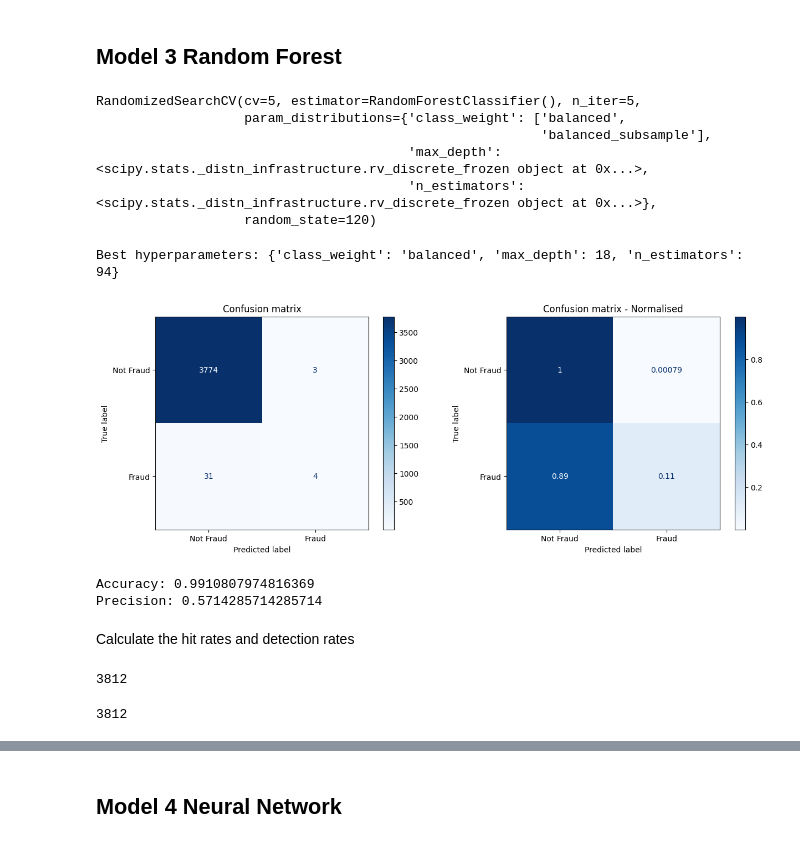
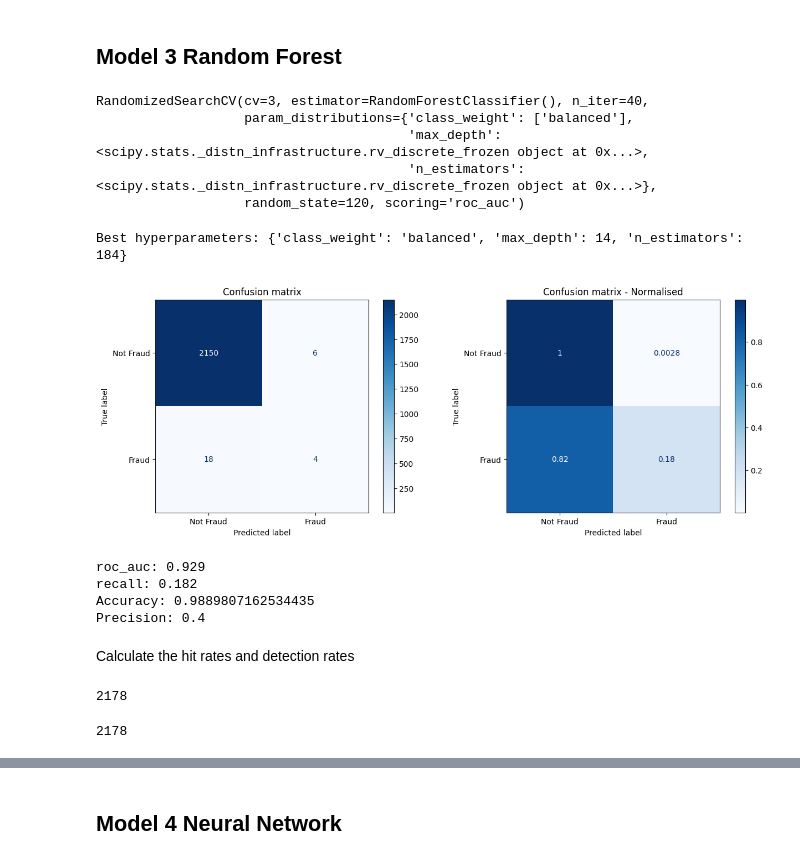
Before and after one commit to jill-data/DL-Insurance-Fraud-Detection, a Jupyter notebook: DT RF models.ipynb, the cells around one changed output, grey strips where cells are left out. Drawn from its saved outputs; the diff is of its cells as text; code cells hidden in the pictures.

```diff
--- a/DT RF models.ipynb
+++ b/DT RF models.ipynb
@@ -509,9 +573,9 @@ rf_X_train, rf_X_test, rf_y_train, rf_y_test = train_test_split(rf_X, rf_y, test
 # %%
 # Define parameters
 parameters = {
-            'n_estimators': randint(50,200),
-            'max_depth': randint(1,20),
-            'class_weight': ['balanced', 'balanced_subsample']
+            'n_estimators': randint(100, 200),
+            'max_depth': randint(5, 15),
+            'class_weight': ['balanced']
 }
 
 # Create a random forest classifier
@@ -520,19 +584,19 @@ rf = RandomForestClassifier()
 # Use random search to find the best hyperparameters
 rand_search = RandomizedSearchCV(rf,
                                  param_distributions = parameters,
-                                 n_iter=5,
-                                 cv=5,
-                                 random_state=120)
+                                 n_iter=40,
+                                 cv=3,
+                                 random_state=120,
+                                 scoring='roc_auc')
 
 # Fit the random search object to the data
-rand_search.fit(rf_X_train, rf_y_train)
+rand_search.fit(X_train, y_train)
 # %% [output]
-RandomizedSearchCV(cv=5, estimator=RandomForestClassifier(), n_iter=5,
-                   param_distributions={'class_weight': ['balanced',
-                                                         'balanced_subsample'],
+RandomizedSearchCV(cv=3, estimator=RandomForestClassifier(), n_iter=40,
+                   param_distributions={'class_weight': ['balanced'],
                                         'max_depth': <scipy.stats._distn_infrastructure.rv_discrete_frozen object at 0x...>,
                                         'n_estimators': <scipy.stats._distn_infrastructure.rv_discrete_frozen object at 0x...>},
-                   random_state=120)
+                   random_state=120, scoring='roc_auc')
 # %%
 # Create a variable for the best model
 best_rf = rand_search.best_estimator_
@@ -540,43 +604,47 @@ best_rf = rand_search.best_estimator_
 # Print the best hyperparameters
 print('Best hyperparameters:',  rand_search.best_params_)
 # %% [output]
-Best hyperparameters: {'class_weight': 'balanced', 'max_depth': 18, 'n_estimators': 94}
+Best hyperparameters: {'class_weight': 'balanced', 'max_depth': 14, 'n_estimators': 184}
 # %%
 # Generate predictions with the best model
-rf_y_pred = best_rf.predict(rf_X_test)
+rf_y_pred = best_rf.predict(X_test)
+rf_y_pred_prob = best_rf.predict_proba(X_test)[:, 1]
 
 # Confusion matrix
 fig, axs = plt.subplots(1, 2, figsize=(15, 5))
-cm = confusion_matrix(rf_y_test, rf_y_pred)
+cm = confusion_matrix(y_test, rf_y_pred)
 
 disp = ConfusionMatrixDisplay(confusion_matrix=cm)
-disp.from_predictions(rf_y_test, rf_y_pred, normalize=None, ax=axs[0], display_labels=['Not Fraud', 'Fraud'], cmap='Blues')
+disp.from_predictions(y_test, rf_y_pred, normalize=None, ax=axs[0], display_labels=['Not Fraud', 'Fraud'], cmap='Blues')
 axs[0].set_title('Confusion matrix')
-disp.from_predictions(rf_y_test, rf_y_pred, normalize='true', ax=axs[1], display_labels=['Not Fraud', 'Fraud'], cmap='Blues')
+disp.from_predictions(y_test, rf_y_pred, normalize='true', ax=axs[1], display_labels=['Not Fraud', 'Fraud'], cmap='Blues')
 axs[1].set_title('Confusion matrix - Normalised')
 plt.show()
 # %% [output]
-[figure, old version]
+[figure, new version]
 # %%
-accuracy = accuracy_score(rf_y_test, rf_y_pred)
-precision = precision_score(rf_y_test, rf_y_pred)
+accuracy = accuracy_score(y_test, rf_y_pred)
+precision = precision_score(y_test, rf_y_pred)
 
-
+print('roc_auc:', np.round(roc_auc_score(y_test, rf_y_pred_prob), 3))
+print('recall:', np.round(recall_score(y_test, rf_y_pred), 3))
 print("Accuracy:", accuracy)
 print("Precision:", precision)
 # %% [output]
-Accuracy: 0.9910807974816369
-Precision: 0.5714285714285714
+roc_auc: 0.929
+recall: 0.182
+Accuracy: 0.9889807162534435
+Precision: 0.4
 # %% [markdown]
 Calculate the hit rates and detection rates
 # %%
 len(rf_y_pred)
 # %% [output]
-3812
+2178
 # %%
-len(rf_y_test)
+len(y_test)
 # %% [output]
-3812
+2178
 # %%
 a = 0
 b = 0
```
Also changed, not shown: parts of 18 cells of this notebook.
